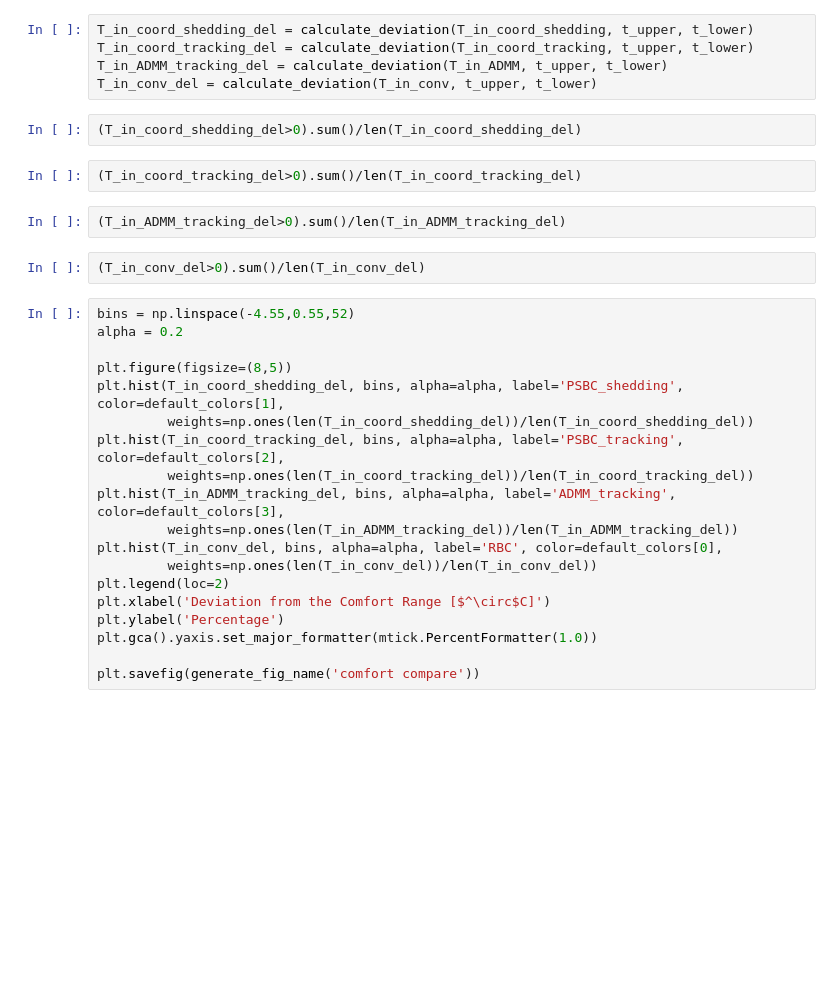
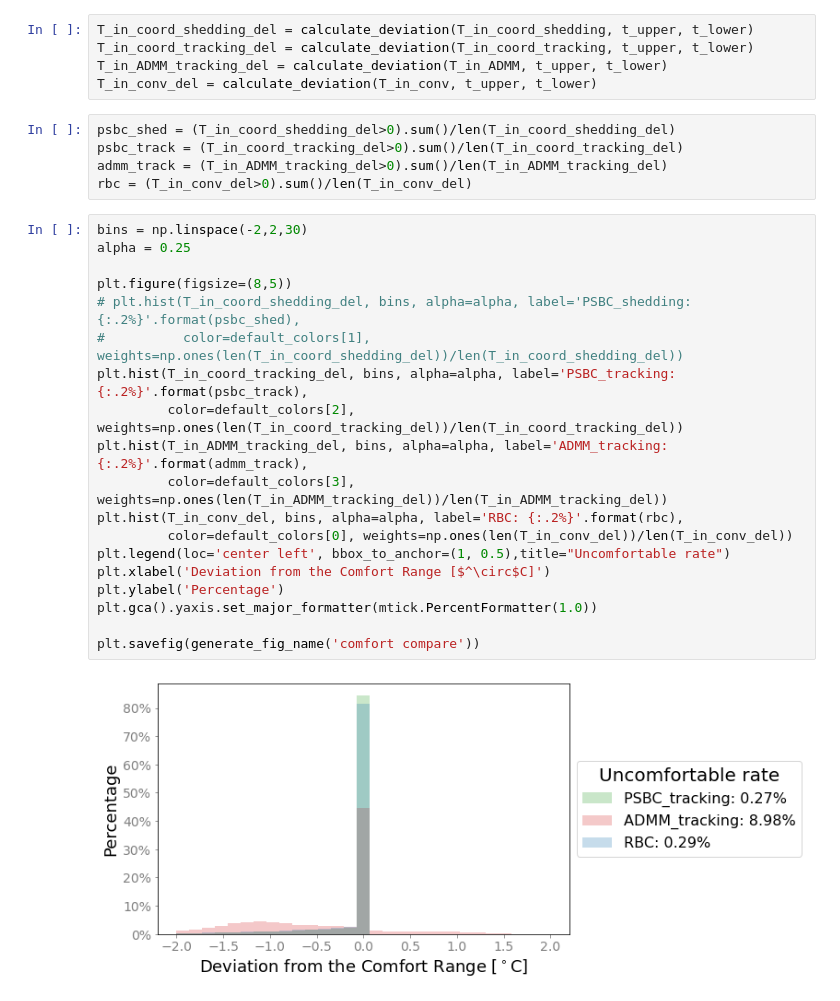
Before and after one commit to LBNL-ETA/AlphaBuilding-ResCommunity, a Jupyter notebook: bin/Section3.3&3.4 PSBC&ADMM.ipynb, the cells around one changed output. Cells and saved outputs as stored; diff of their text form; blank space fills up the shorter version.

```diff
--- a/bin/Section3.3&3.4 PSBC&ADMM.ipynb
+++ b/bin/Section3.3&3.4 PSBC&ADMM.ipynb
@@ -648,30 +718,29 @@ T_in_coord_shedding_del = calculate_deviation(T_in_coord_shedding, t_upper, t_lo
 T_in_coord_tracking_del = calculate_deviation(T_in_coord_tracking, t_upper, t_lower)
 T_in_ADMM_tracking_del = calculate_deviation(T_in_ADMM, t_upper, t_lower)
 T_in_conv_del = calculate_deviation(T_in_conv, t_upper, t_lower)
-# %%
-(T_in_coord_shedding_del>0).sum()/len(T_in_coord_shedding_del)
-# %%
-(T_in_coord_tracking_del>0).sum()/len(T_in_coord_tracking_del)
-# %%
-(T_in_ADMM_tracking_del>0).sum()/len(T_in_ADMM_tracking_del)
-# %%
-(T_in_conv_del>0).sum()/len(T_in_conv_del)
+# %%
+psbc_shed = (T_in_coord_shedding_del>0).sum()/len(T_in_coord_shedding_del)
+psbc_track = (T_in_coord_tracking_del>0).sum()/len(T_in_coord_tracking_del)
+admm_track = (T_in_ADMM_tracking_del>0).sum()/len(T_in_ADMM_tracking_del)
+rbc = (T_in_conv_del>0).sum()/len(T_in_conv_del)
 # %%
-bins = np.linspace(-4.55,0.55,52)
-alpha = 0.2
+bins = np.linspace(-2,2,30)
+alpha = 0.25
 
 plt.figure(figsize=(8,5))
-plt.hist(T_in_coord_shedding_del, bins, alpha=alpha, label='PSBC_shedding', color=default_colors[1],
-         weights=np.ones(len(T_in_coord_shedding_del))/len(T_in_coord_shedding_del))
-plt.hist(T_in_coord_tracking_del, bins, alpha=alpha, label='PSBC_tracking', color=default_colors[2],
-         weights=np.ones(len(T_in_coord_tracking_del))/len(T_in_coord_tracking_del))
-plt.hist(T_in_ADMM_tracking_del, bins, alpha=alpha, label='ADMM_tracking', color=default_colors[3],
-         weights=np.ones(len(T_in_ADMM_tracking_del))/len(T_in_ADMM_tracking_del))
-plt.hist(T_in_conv_del, bins, alpha=alpha, label='RBC', color=default_colors[0],
-         weights=np.ones(len(T_in_conv_del))/len(T_in_conv_del))
-plt.legend(loc=2)
+# plt.hist(T_in_coord_shedding_del, bins, alpha=alpha, label='PSBC_shedding: {:.2%}'.format(psbc_shed),
+#          color=default_colors[1], weights=np.ones(len(T_in_coord_shedding_del))/len(T_in_coord_shedding_del))
+plt.hist(T_in_coord_tracking_del, bins, alpha=alpha, label='PSBC_tracking: {:.2%}'.format(psbc_track),
+         color=default_colors[2], weights=np.ones(len(T_in_coord_tracking_del))/len(T_in_coord_tracking_del))
+plt.hist(T_in_ADMM_tracking_del, bins, alpha=alpha, label='ADMM_tracking: {:.2%}'.format(admm_track),
+         color=default_colors[3], weights=np.ones(len(T_in_ADMM_tracking_del))/len(T_in_ADMM_tracking_del))
+plt.hist(T_in_conv_del, bins, alpha=alpha, label='RBC: {:.2%}'.format(rbc),
+         color=default_colors[0], weights=np.ones(len(T_in_conv_del))/len(T_in_conv_del))
+plt.legend(loc='center left', bbox_to_anchor=(1, 0.5),title="Uncomfortable rate")
 plt.xlabel('Deviation from the Comfort Range [$^\circ$C]')
 plt.ylabel('Percentage')
 plt.gca().yaxis.set_major_formatter(mtick.PercentFormatter(1.0))
 
 plt.savefig(generate_fig_name('comfort compare'))
+# %% [output]
+[figure, added]
```
Also changed, not shown: parts of 10 cells of this notebook, 5 other files.
